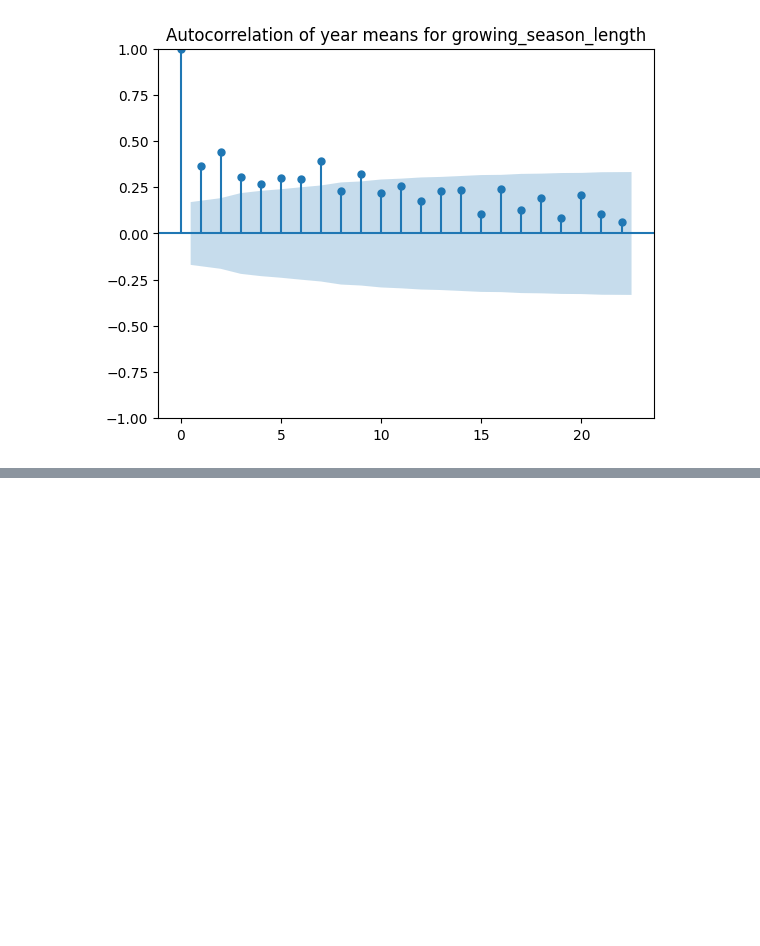
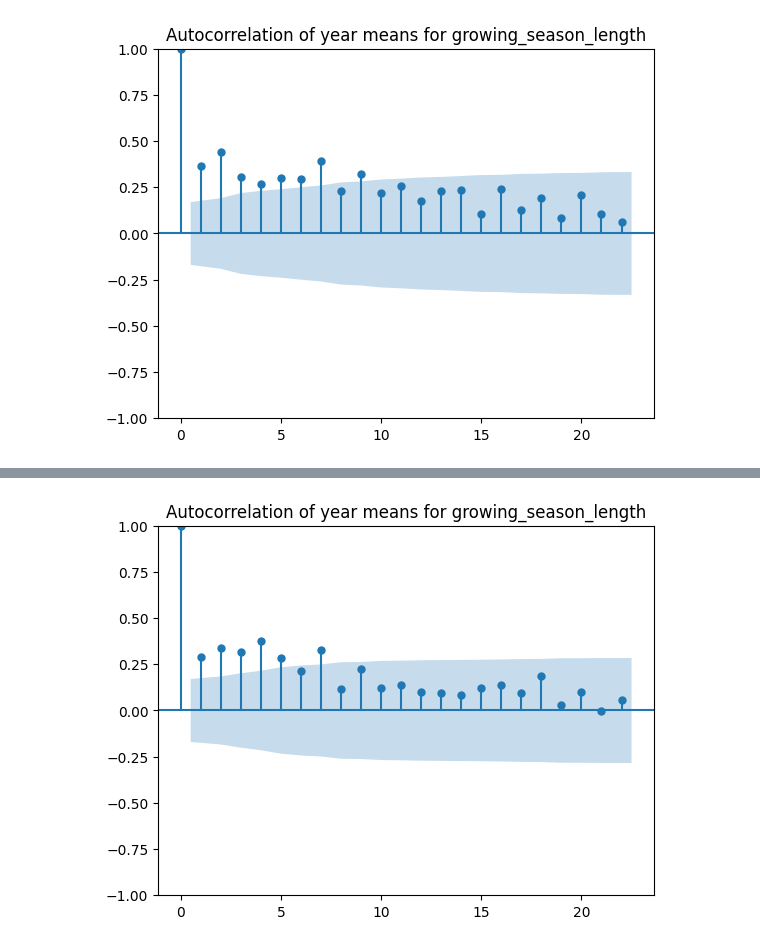
Before and after one commit to samjbaugh/reu26, a Jupyter notebook: Temporal_Autocorrelation.ipynb, the cells around one changed output, grey strips where cells are left out. Drawn from its saved outputs; the diff is of its cells as text; code cells hidden in the pictures; blank space fills up the shorter version.

```diff
--- a/Temporal_Autocorrelation.ipynb
+++ b/Temporal_Autocorrelation.ipynb
@@ -215,3 +225,12 @@ temp_ac_plot(pa_gs_e, 'year', 'growing_season_length')
 temp_ac_plot(pa_gs_w, 'year', 'growing_season_length')
 # %% [output]
 [figure]
+# %%
+inland_sample = inland_pa_stations[inland_pa_stations['station_name'].isin(['BAKERSTOWN 3 WNW',
+                                                                            'BROOKVILLE SEWAGE PLT','DUBOIS RGNL AP',
+                                                                            'CHAMBERSBURG 1 ESE', 'SELINSGROVE 2 S',
+                                                                            'RENOVO' , 'COUDERSPORT 4 NW',
+                                                                            'LANCASTER 2 NE PUMP ST','BLOOMSBURG NEAR',
+                                                                            'FRANCIS E WALTER DAM'])]
+inland_sample[['station_name', 'growing_season_length']].reset_index()
+inland_sample[['station_name', 'growing_season_length']].groupby('station_name').describe()
@@ -217,0 +251,4 @@ temp_ac_plot(pa_gs_w, 'year', 'growing_season_length')
+# %%
+temp_ac_plot(inland_sample, 'year', 'growing_season_length')
+# %% [output]
+[figure, added]
```
Also changed, not shown: parts of 5 cells of this notebook, 8 other files.
